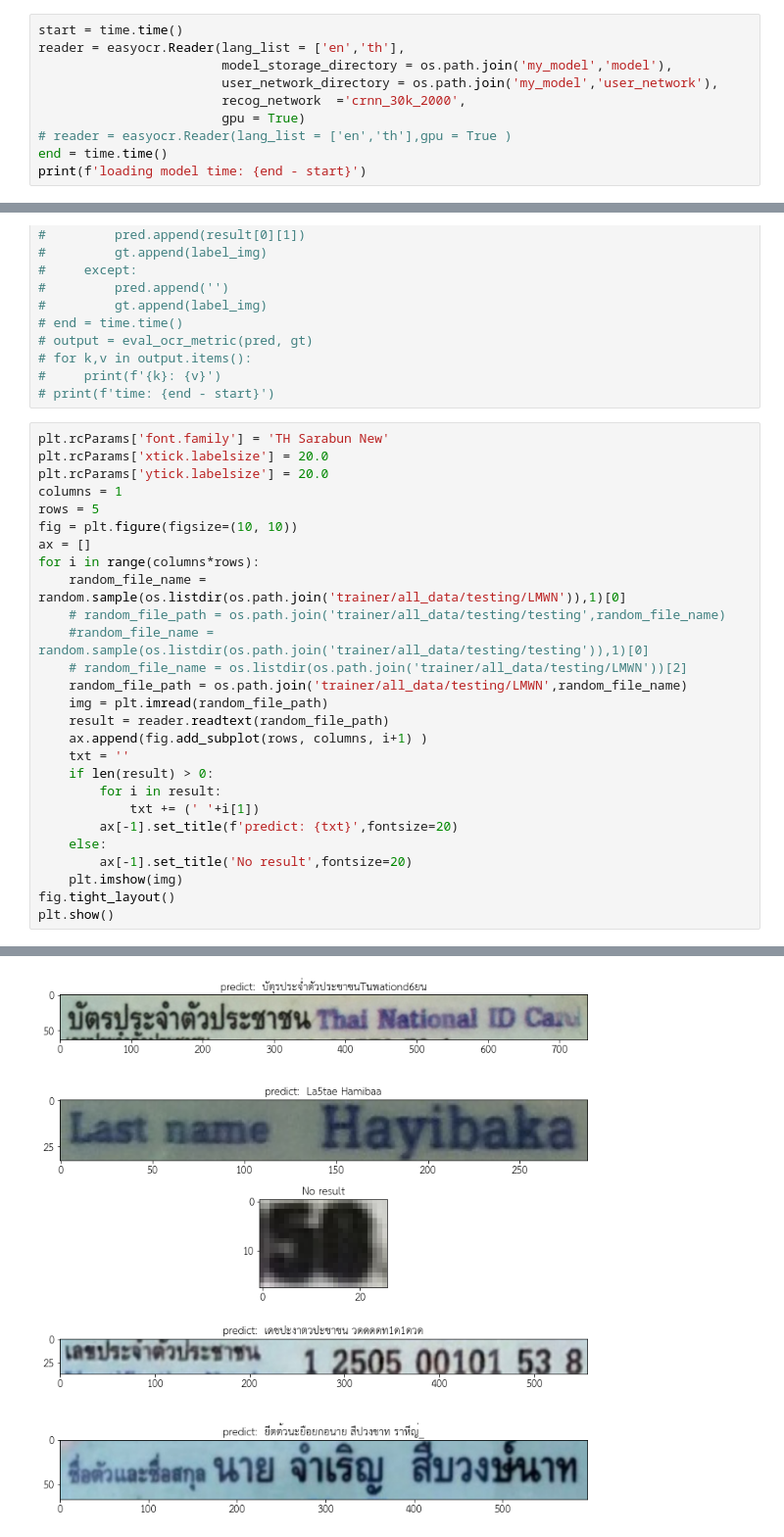
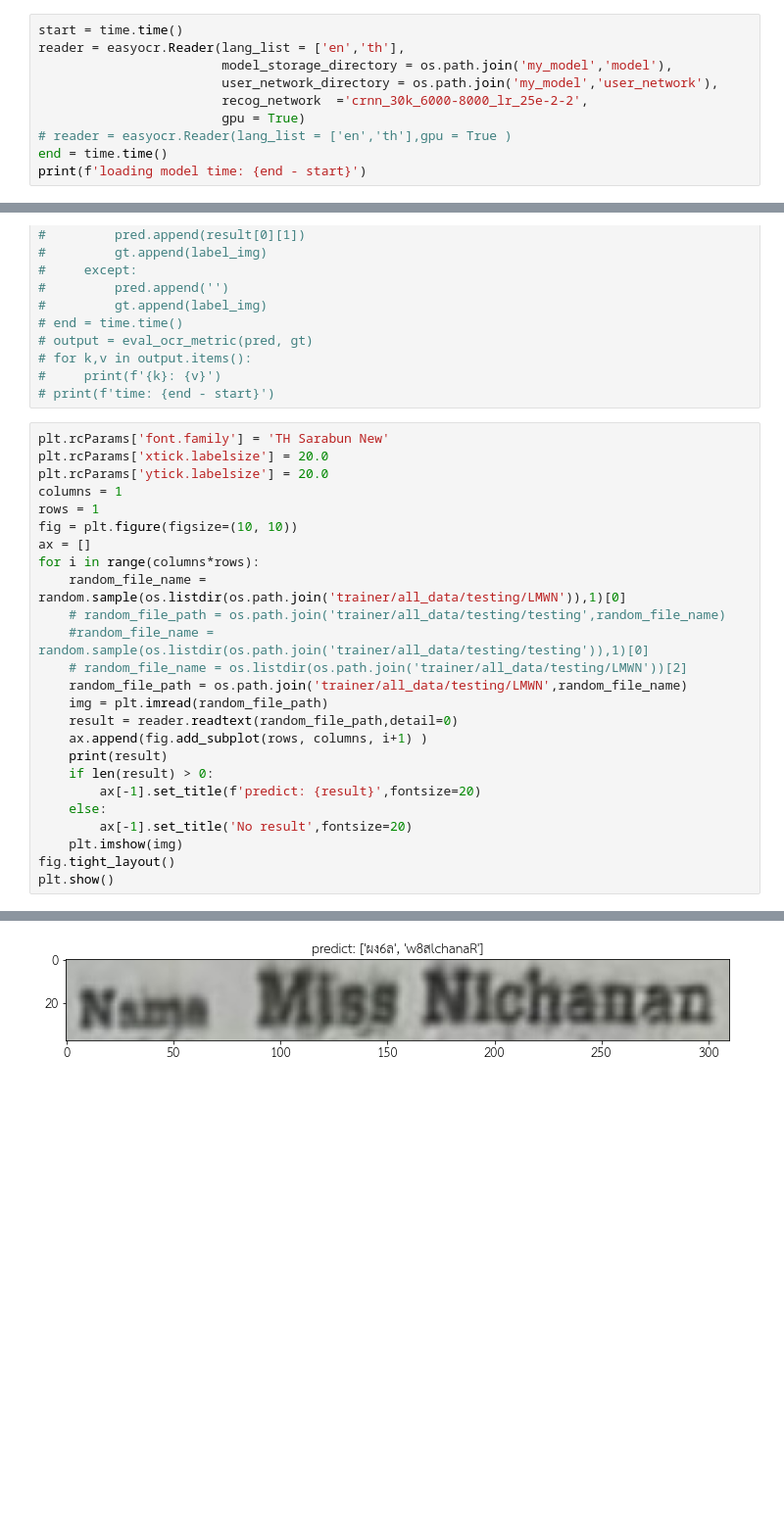
Before and after one commit to piyawat-at/EasyOCR, a Jupyter notebook: test_model.ipynb, the cells around one changed output, grey strips where cells are left out. Shown: that part at 98% size. Saved outputs shown, nothing was run; the diff lists cells and outputs as text; blank space fills up the shorter version.

Commit message:
update log visual

```diff
--- a/test_model.ipynb
+++ b/test_model.ipynb
@@ -29,7 +29,7 @@ start = time.time()
 reader = easyocr.Reader(lang_list = ['en','th'],
                         model_storage_directory = os.path.join('my_model','model'),
                         user_network_directory = os.path.join('my_model','user_network'),
-                        recog_network  ='crnn_30k_2000',
+                        recog_network  ='crnn_30k_6000-8000_lr_25e-2-2',
                         gpu = True)
 # reader = easyocr.Reader(lang_list = ['en','th'],gpu = True )
 end = time.time()
@@ -104,7 +106,7 @@ plt.rcParams['font.family'] = 'TH Sarabun New'
 plt.rcParams['xtick.labelsize'] = 20.0
 plt.rcParams['ytick.labelsize'] = 20.0
 columns = 1
-rows = 5
+rows = 1
 fig = plt.figure(figsize=(10, 10))
 ax = []
 for i in range(columns*rows):
@@ -114,13 +116,11 @@ for i in range(columns*rows):
     # random_file_name = os.listdir(os.path.join('trainer/all_data/testing/LMWN'))[2]
     random_file_path = os.path.join('trainer/all_data/testing/LMWN',random_file_name)
     img = plt.imread(random_file_path)
-    result = reader.readtext(random_file_path)
+    result = reader.readtext(random_file_path,detail=0)
     ax.append(fig.add_subplot(rows, columns, i+1) )
-    txt = ''
+    print(result)
     if len(result) > 0:
-        for i in result:
-            txt += (' '+i[1])
-        ax[-1].set_title(f'predict: {txt}',fontsize=20)
+        ax[-1].set_title(f'predict: {result}',fontsize=20)
     else:
         ax[-1].set_title('No result',fontsize=20)
     plt.imshow(img)
@@ -130 +131 @@ plt.show()
-[figure, old version]
+[figure, new version]
```
Also changed, not shown: parts of 3 cells of this notebook, 11 other files.
